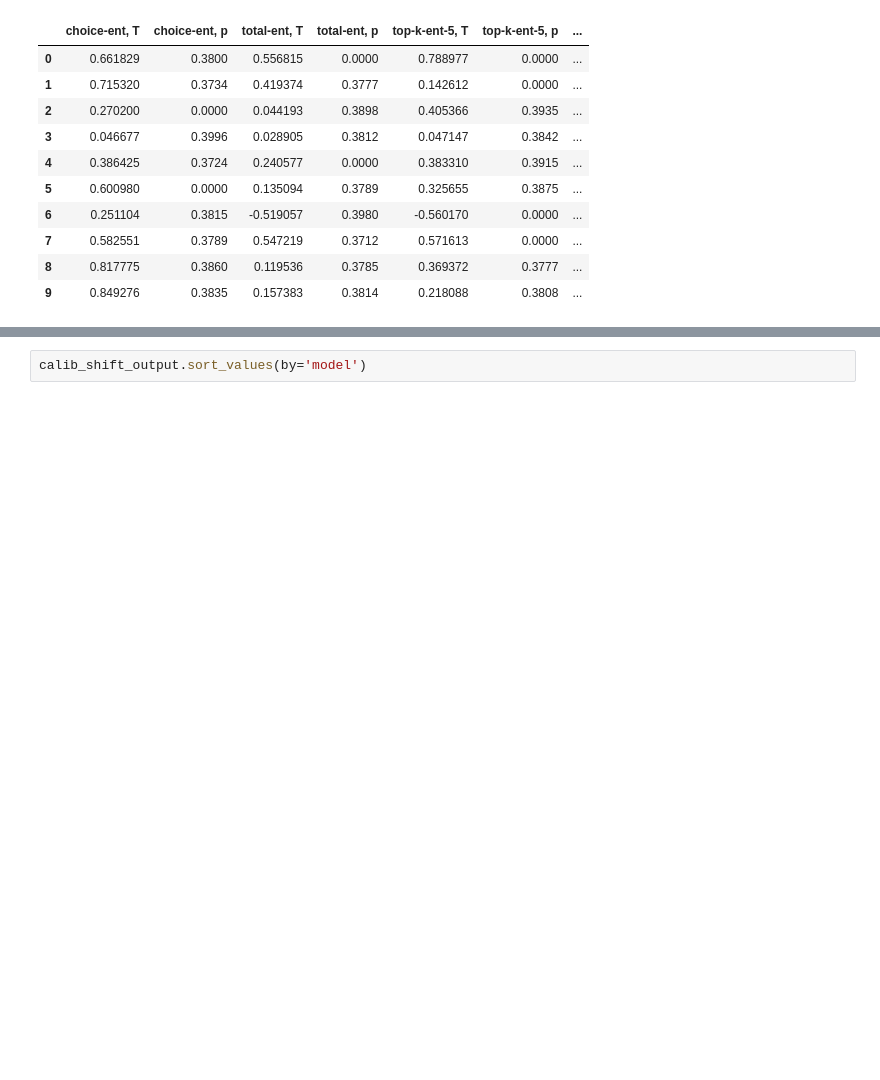
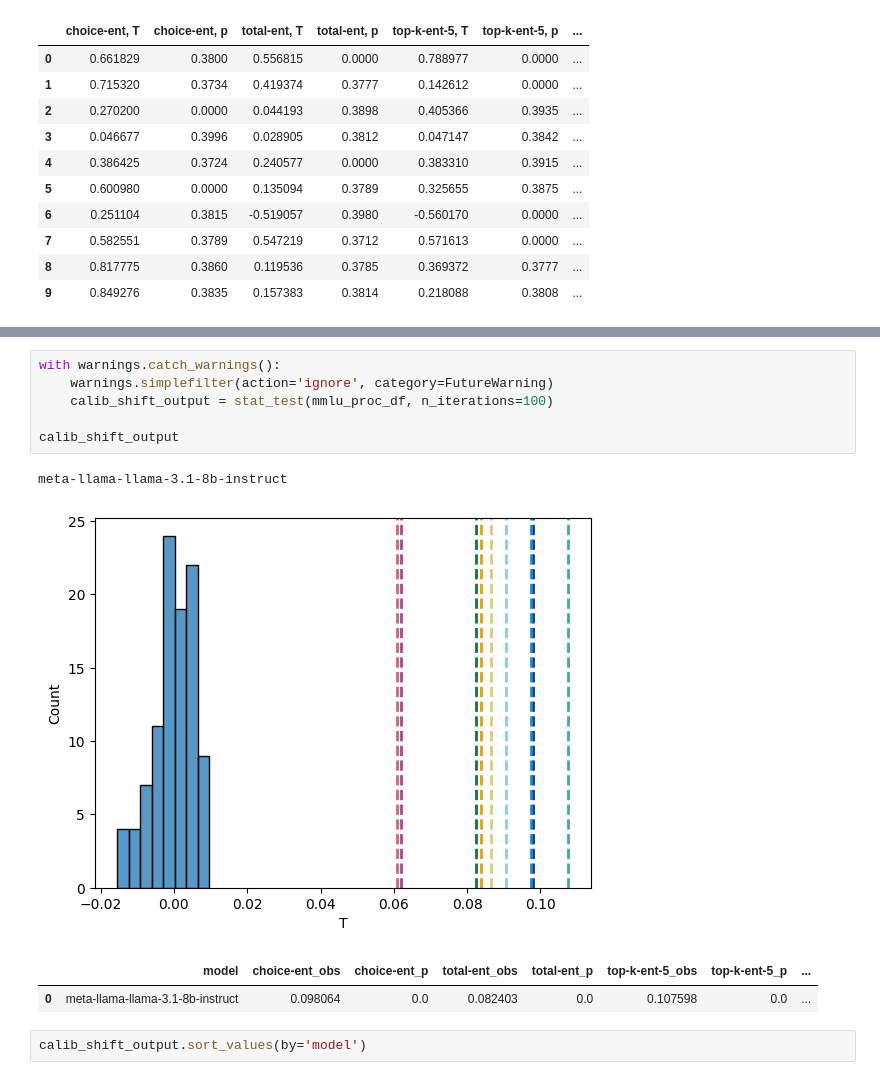
Before and after one commit to KyleAMoore/LLM-UQ-Align-and-Calibrate, a Jupyter notebook: Analysis/Uncertainty_AAAI.ipynb, the cells around one changed output, grey strips where cells are left out. Saved outputs shown, nothing was run; the diff lists cells and outputs as text; blank space fills up the shorter version.

```diff
--- a/Analysis/Uncertainty_AAAI.ipynb
+++ b/Analysis/Uncertainty_AAAI.ipynb
@@ -1601,3 +1684,14 @@ meta-llama-llama-3.2-3b
+# %%
+with warnings.catch_warnings():
+    warnings.simplefilter(action='ignore', category=FutureWarning)
+    calib_shift_output = stat_test(mmlu_proc_df, n_iterations=100)
+
+calib_shift_output
+# %% [output]
+meta-llama-llama-3.1-8b-instruct
+[figure, added]
+|  | model | choice-ent_obs | choice-ent_p | total-ent_obs | total-ent_p | top-k-ent-5_obs | top-k-ent-5_p | ... |
+| 0 | meta-llama-llama-3.1-8b-instruct | 0.098064 | 0.0 | 0.082403 | 0.0 | 0.107598 | 0.0 | ... |
 # %%
 calib_shift_output.sort_values(by='model')
 # %% [output]
```
Also changed, not shown: parts of 9 cells of this notebook.
